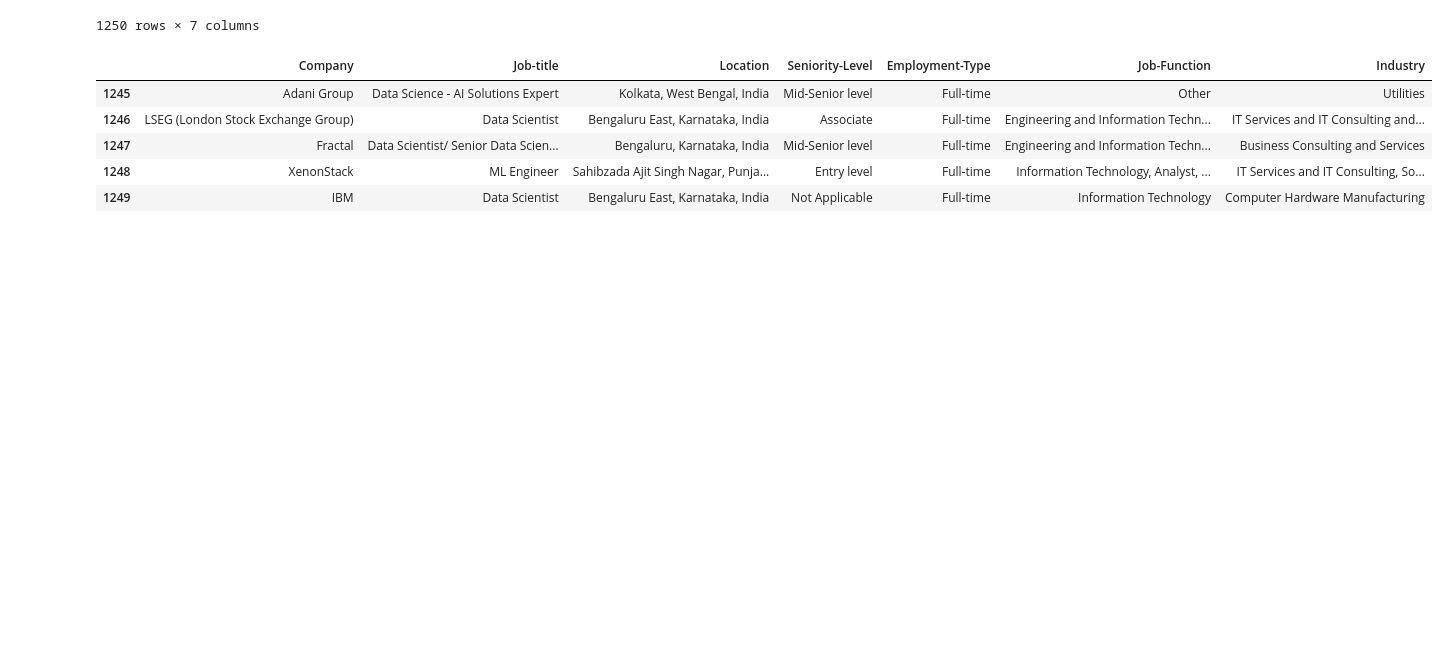
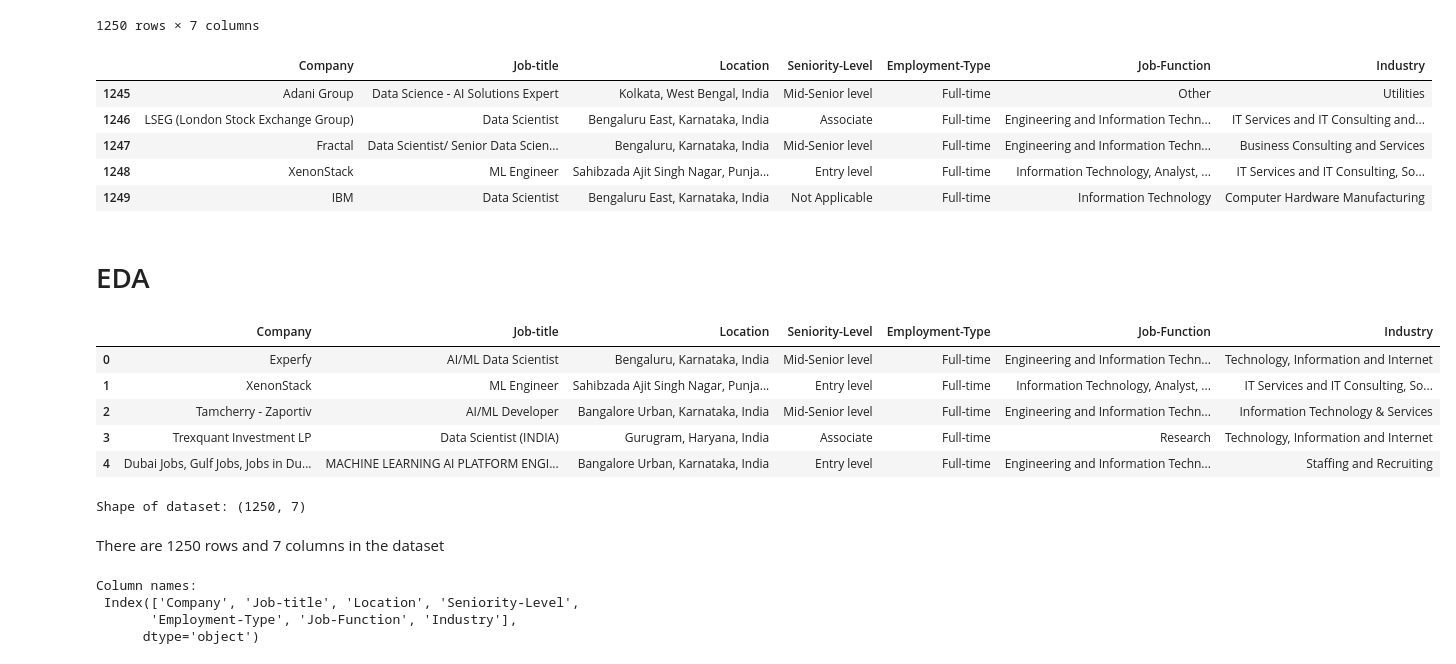
Before and after one commit to Mansi67/Web_Scraping_Jobs, a Jupyter notebook: LinkedIn_Webscraping.ipynb, the cells around one changed output. Cells and saved outputs as stored; diff of their text form; code cells hidden in the pictures; blank space fills up the shorter version.

```diff
--- a/LinkedIn_Webscraping.ipynb
+++ b/LinkedIn_Webscraping.ipynb
@@ -148,0 +158,27 @@ df.to_csv('newframe1.csv', index=True)#1250 rows
+# %% [markdown]
+# EDA
+# %%
+# Importing dataset
+jobs_df=pd.read_csv("/content/Linkedin_jobs1000.csv")
+jobs_df=jobs_df.iloc[:,1:] # Filtering index column
+jobs_df.head()
+# %% [output]
+|  | Company | Job-title | Location | Seniority-Level | Employment-Type | Job-Function | Industry |
+| 0 | Experfy | AI/ML Data Scientist | Bengaluru, Karnataka, India | Mid-Senior level | Full-time | Engineering and Information Techn... | Technology, Information and Internet |
+| 1 | XenonStack | ML Engineer | Sahibzada Ajit Singh Nagar, Punja... | Entry level | Full-time | Information Technology, Analyst, ... | IT Services and IT Consulting, So... |
+| 2 | Tamcherry - Zaportiv | AI/ML Developer | Bangalore Urban, Karnataka, India | Mid-Senior level | Full-time | Engineering and Information Techn... | Information Technology & Services |
+| 3 | Trexquant Investment LP | Data Scientist (INDIA) | Gurugram, Haryana, India | Associate | Full-time | Research | Technology, Information and Internet |
+| 4 | Dubai Jobs, Gulf Jobs, Jobs in Du... | MACHINE LEARNING AI PLATFORM ENGI... | Bangalore Urban, Karnataka, India | Entry level | Full-time | Engineering and Information Techn... | Staffing and Recruiting |
+# %%
+print("Shape of dataset:", jobs_df.shape)
+# %% [output]
+Shape of dataset: (1250, 7)
+# %% [markdown]
+There are 1250 rows and 7 columns in the dataset
+# %%
+print("Column names:\n", jobs_df.columns)
+# %% [output]
+Column names:
+ Index(['Company', 'Job-title', 'Location', 'Seniority-Level',
+       'Employment-Type', 'Job-Function', 'Industry'],
+      dtype='object')
```
Also changed, not shown: parts of 37 cells of this notebook.
